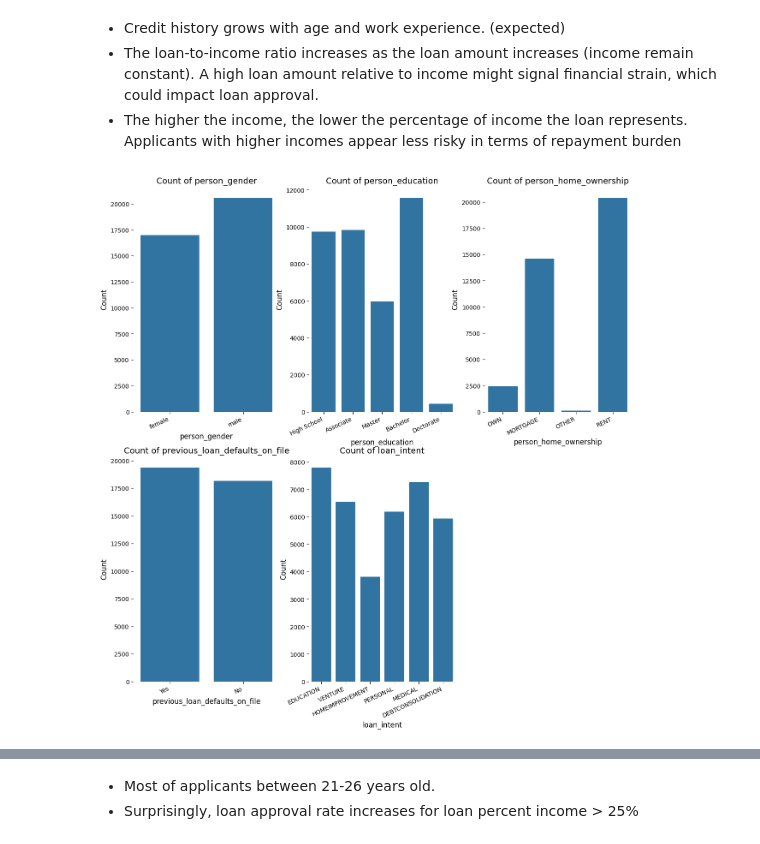
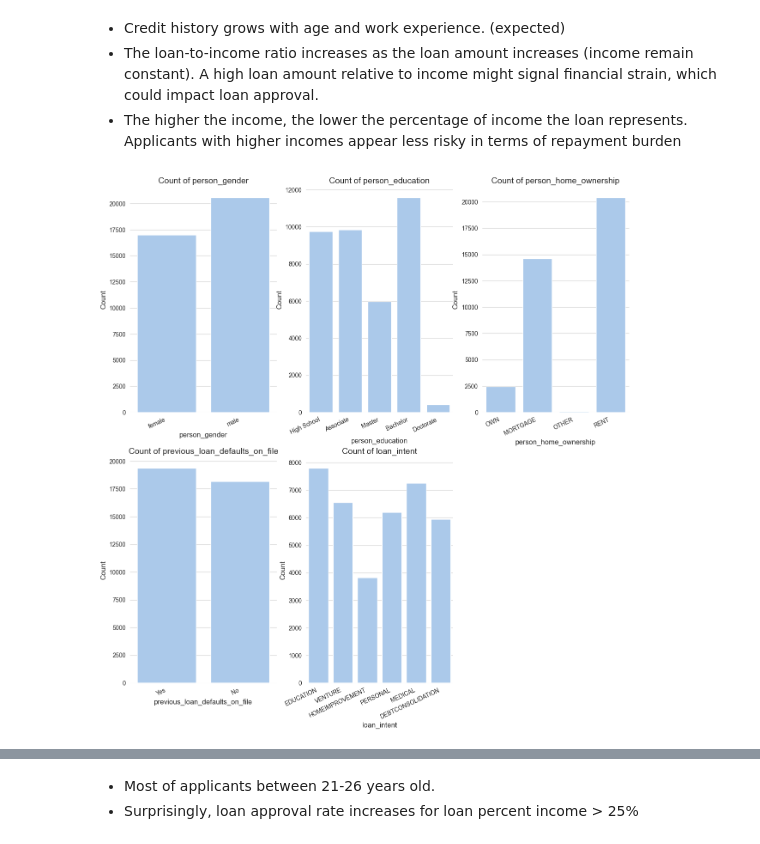
Before and after one commit to keanteng/wqd7012-assignment-1, a Jupyter notebook: code.ipynb, the cells around one changed output, grey strips where cells are left out. Saved outputs shown, nothing was run; the diff lists cells and outputs as text; code cells hidden in the pictures.

```diff
--- a/code.ipynb
+++ b/code.ipynb
@@ -253,5 +249,7 @@ plt.figure(figsize=(15,15))
 for i,col in zip(range(1,len(n_column)),df[n_column]) :
     plt.subplot(3,3,i)
     sns.boxplot(data = df , x=df[col])
+    plt.title(col)
+    plt.xlabel(col)
 plt.show()
 # %% [output]
@@ -265,5 +263,7 @@ plt.figure(figsize=(15,15))
 for i,col in zip(range(1,len(n_column)),df[n_column]):
     plt.subplot(3,3,i)
     sns.histplot(data=df, x=df[col],kde=True)
+    plt.title(col)
+    plt.xlabel(col)
 plt.show()
 # %% [output]
@@ -411,22 +408,25 @@ plt.show()
 # %%
 # categorical features bivariate analysis
 # visualisation grid
+sns.set_style("whitegrid")
+sns.set_palette("pastel")
+
 plt.figure(figsize=(15,15))
 for i,col in zip(range(1,len(c_column)+1),myFinalData[c_column]):
     ax = plt.subplot(2,3,i)
 
     sns.countplot(data=myFinalData, x=myFinalData[col])
     sns.despine(left = True, bottom = True)
     ax.set_xticklabels(ax.get_xticklabels(), rotation = 25, ha = 'right')
     ax.legend_ = None
 
     plt.title(f"Count of {col}", fontsize=14)
     plt.xlabel(col, fontsize=12)
     plt.ylabel("Count", fontsize=12)
 
 plt.show()
 # %% [output]
-[figure, old version]
+[figure, new version]
 # %%
 # numerical feature bivariate analysis
 # visualisation grid
```
Also changed, not shown: parts of 16 cells of this notebook, 4 other files.
